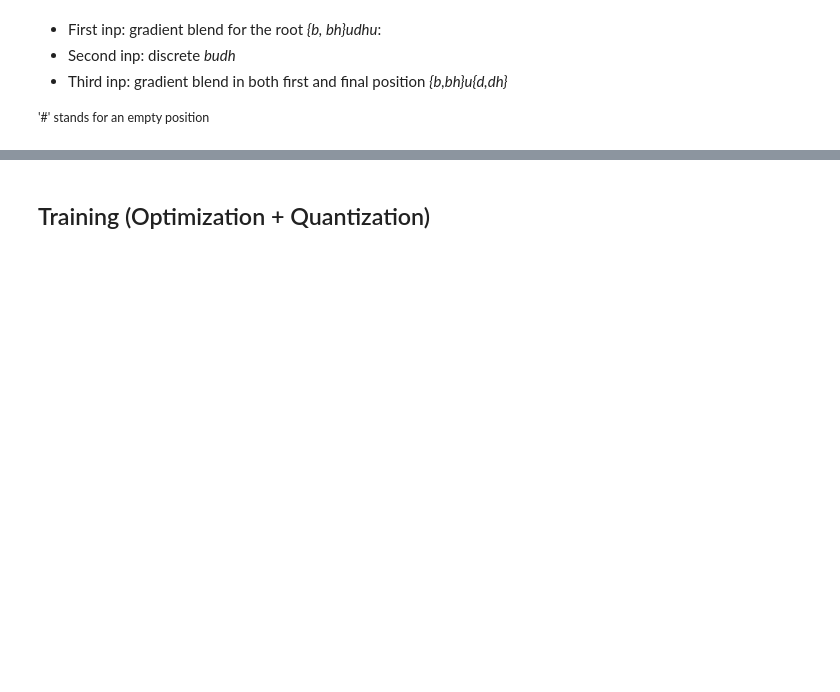
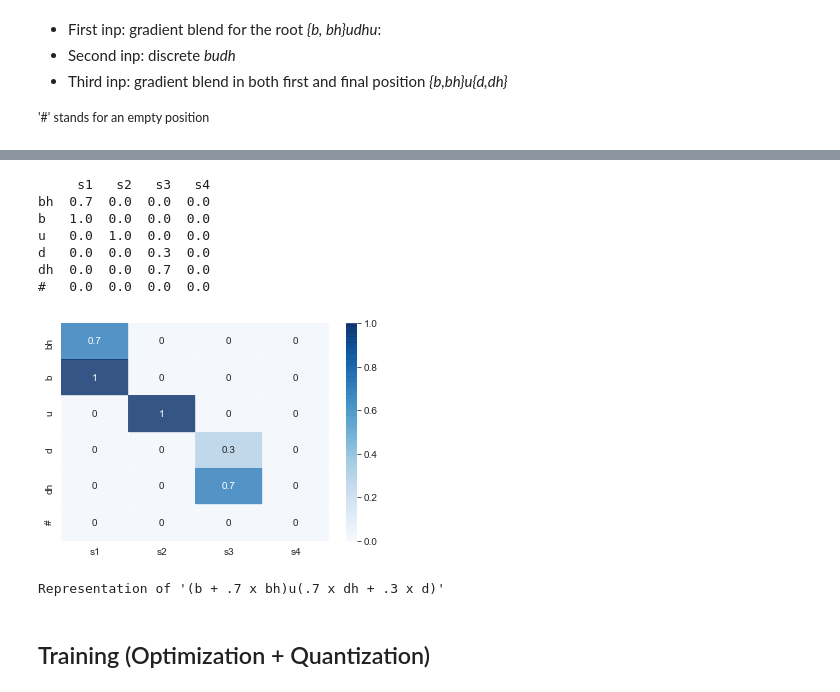
Before and after one commit to amasotti/grascom, a Jupyter notebook: example.ipynb, the cells around one changed output, grey strips where cells are left out. Cells and saved outputs as stored; diff of their text form; code cells hidden in the pictures; blank space fills up the shorter version.

```diff
--- a/example.ipynb
+++ b/example.ipynb
@@ -214,4 +214,21 @@ dh  0.0  0.0  1.0  0.0
 Representation of '(b,bh)udh'
+# %%
+b_bh_ud_dh = N.stimuli[2,:,:].numpy()
+b_bh_ud_dh = pd.DataFrame(b_bh_ud_dh, columns=roles, index=fillers)
+print(b_bh_ud_dh)
+sns.heatmap(b_bh_ud_dh, alpha=.8, cmap="Blues", annot=True)
+plt.show()
+print("Representation of '(b + .7 x bh)u(.7 x dh + .3 x d)'")
+# %% [output]
+     s1   s2   s3   s4
+bh  0.7  0.0  0.0  0.0
+b   1.0  0.0  0.0  0.0
+u   0.0  1.0  0.0  0.0
+d   0.0  0.0  0.3  0.0
+dh  0.0  0.0  0.7  0.0
+#   0.0  0.0  0.0  0.0
+[figure, added]
+Representation of '(b + .7 x bh)u(.7 x dh + .3 x d)'
 # %% [markdown]
 ## Training (Optimization + Quantization)
 # %%
```
Also changed, not shown: parts of 1 cell of this notebook.
